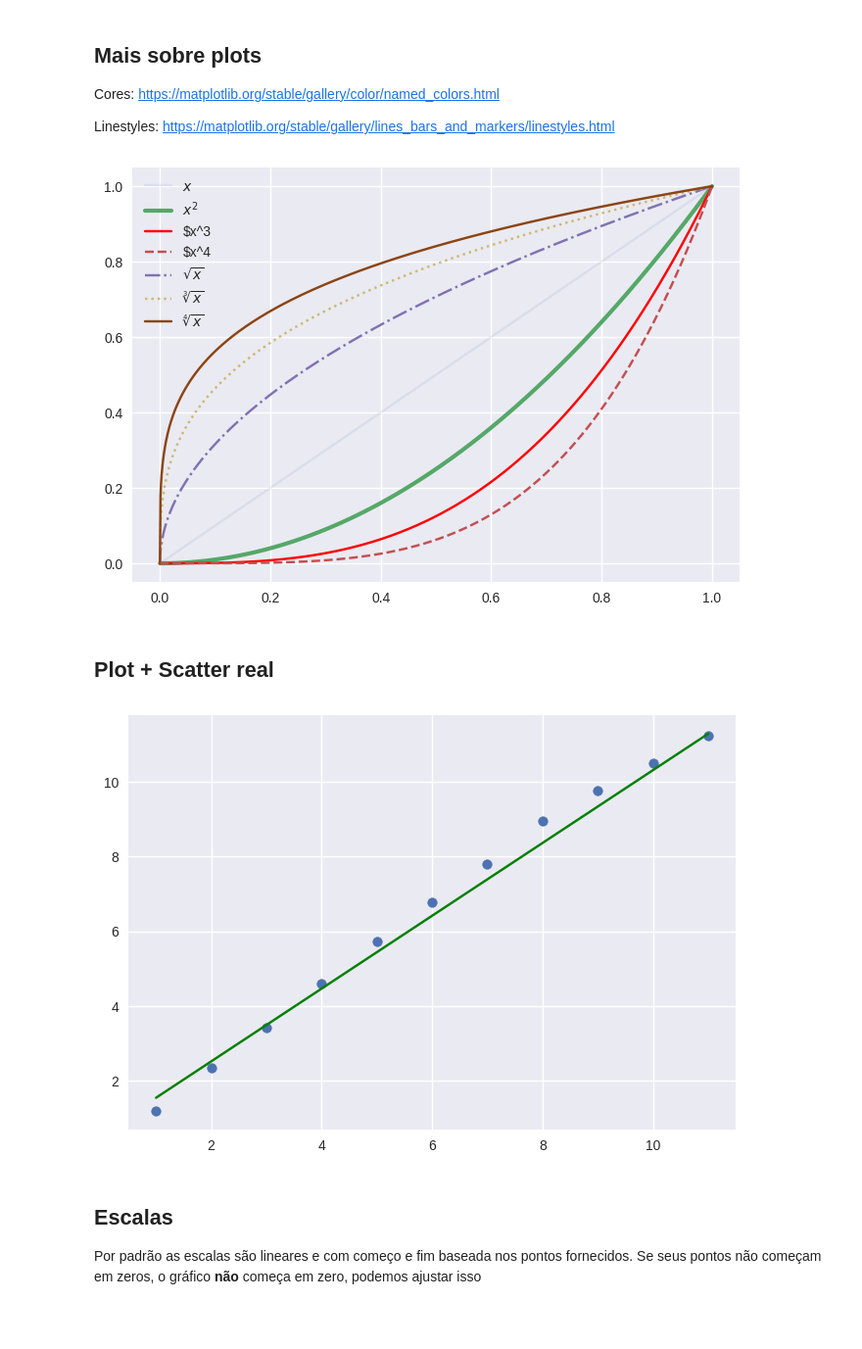
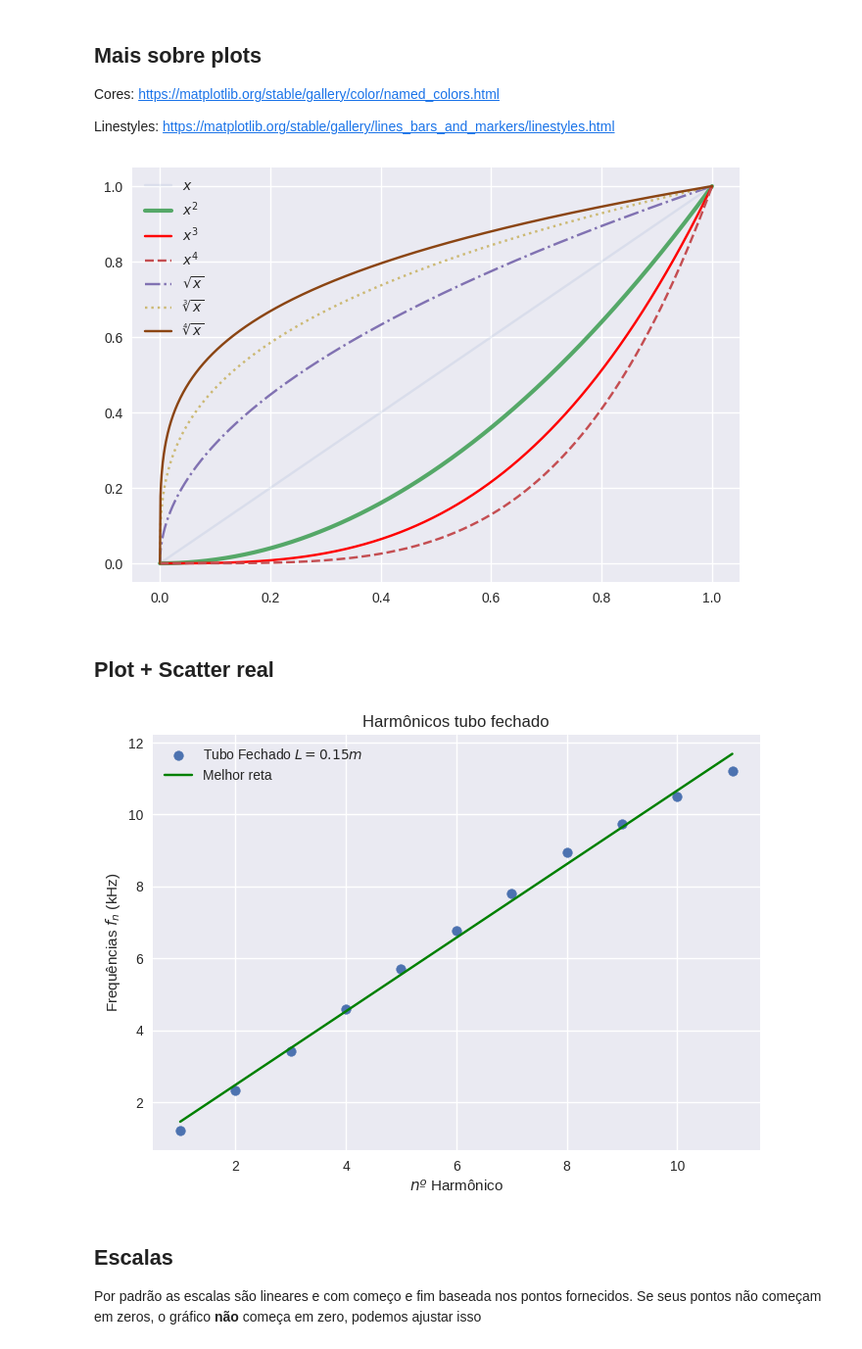
Before and after one commit to viniciusdutra314/CanalSingularidade, a Jupyter notebook: GraficosCientificos/graficos_cientificos.ipynb, the cells around one changed output. Shown at 98% size. Cells and saved outputs as stored; diff of their text form; code cells hidden in the pictures; blank space fills up the shorter version.

```diff
--- a/GraficosCientificos/graficos_cientificos.ipynb
+++ b/GraficosCientificos/graficos_cientificos.ipynb
@@ -194,35 +194,35 @@ Y3=x**(1/3)
 Y4=x**(1/4)
 axis.plot(x,y1,label=r'$x$',alpha=0.1)
 axis.plot(x,y2,label=r'$x^2$',linewidth=3)
-axis.plot(x,y3,label=r'$x^3',color='r')
-axis.plot(x,y4,label=r'$x^4',linestyle='dashed')
+axis.plot(x,y3,label=r'$x^3$',color='r')
+axis.plot(x,y4,label=r'$x^4$',linestyle='dashed')
 axis.plot(x,Y2,label=r'$\sqrt{x}$',linestyle='dashdot')
 axis.plot(x,Y3,label=r'$\sqrt[3]{x}$',linestyle='dotted')
 axis.plot(x,Y4,label=r'$\sqrt[4]{x}$',color='saddlebrown')
 axis.legend(loc='upper left')
 fig.show()
 # %% [output]
-[figure, old version]
+[figure, new version]
 # %% [markdown]
 ## Plot + Scatter real
 # %%
 import numpy as np
 ##dados (scatter)
 f=np.array([1.20,2.34,3.42,4.60,5.72,6.78,7.81,8.96,9.75,10.49,11.22]) #kHz
 n=np.linspace(1,11,11) #harmonicos
 ##melhor reta (Plot)
-reta=np.polyfit(f,n,deg=1)
-y=reta[0]*(n+1)+reta[1]
+reta=np.polyfit(n,f,deg=1)
+y=reta[0]*n+reta[1]
 fig , axis=plt.subplots()
 axis.scatter(n,f,label="Tubo Fechado $L=0.15m$")
 axis.plot(n,y,label="Melhor reta", color='g')
-#axis.set_title("Harmônicos tubo fechado")
-#axis.set_ylabel(f"Frequências $f_n$ (kHz)")
-#axis.set_xlabel("$nº$ Harmônico")
-#axis.legend()
+axis.set_title("Harmônicos tubo fechado")
+axis.set_ylabel(f"Frequências $f_n$ (kHz)")
+axis.set_xlabel("$nº$ Harmônico")
+axis.legend()
 fig.show()
 # %% [output]
-[figure, old version]
+[figure, new version]
 # %% [markdown]
 ## Escalas
 
```
Also changed, not shown: parts of 5 cells of this notebook.
